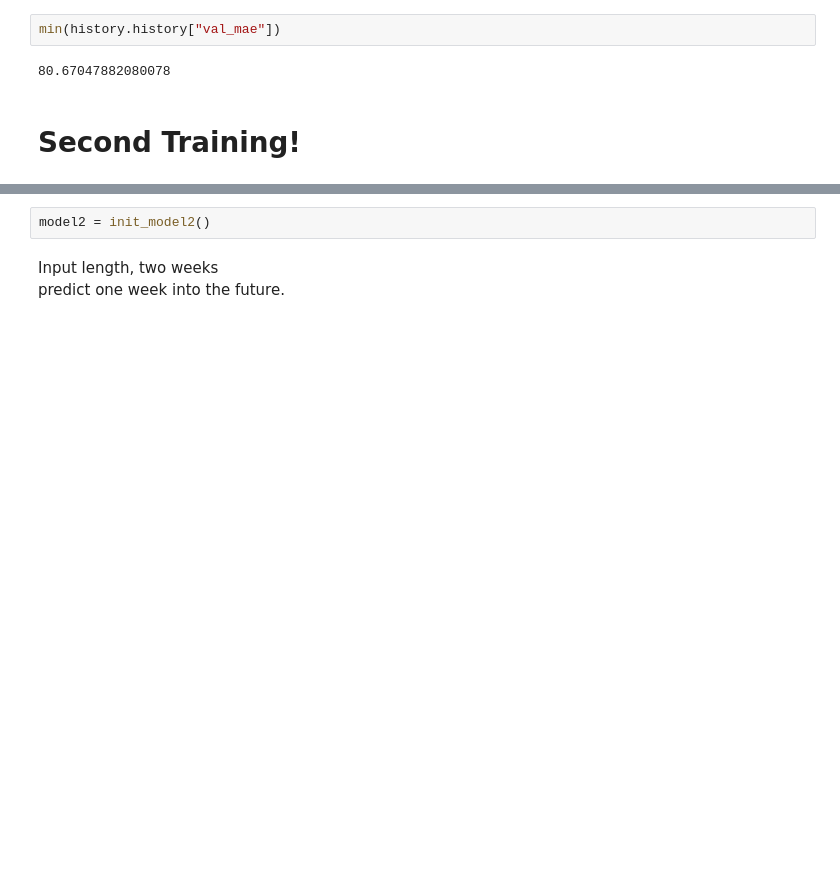
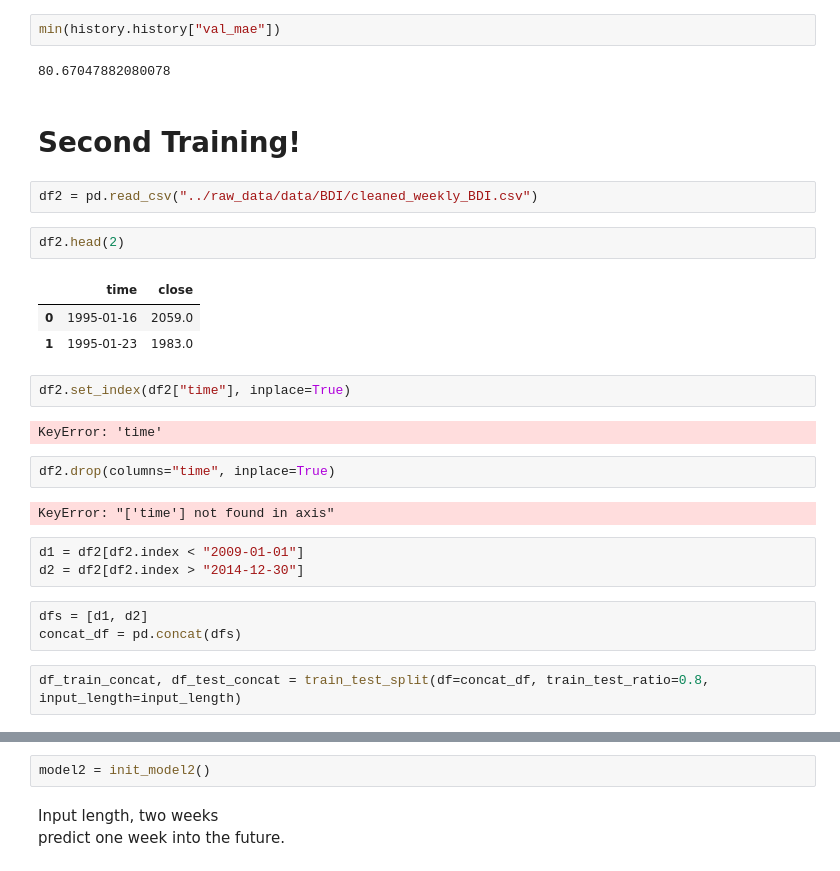
Before and after one commit to LeibnizianOptimist/bdi_predict, a Jupyter notebook: notebooks/Univariate Model v1.ipynb, the cells around one changed output, grey strips where cells are left out. Cells and saved outputs as stored; diff of their text form; blank space fills up the shorter version.

```diff
--- a/notebooks/Univariate Model v1.ipynb
+++ b/notebooks/Univariate Model v1.ipynb
@@ -231,3 +231,27 @@ min(history.history["val_mae"])
 80.67047882080078
 # %% [markdown]
 # Second Training!
+# %%
+df2 = pd.read_csv("../raw_data/data/BDI/cleaned_weekly_BDI.csv")
+# %%
+df2.head(2)
+# %% [output]
+|  | time | close |
+| 0 | 1995-01-16 | 2059.0 |
+| 1 | 1995-01-23 | 1983.0 |
+# %%
+df2.set_index(df2["time"], inplace=True)
+# %% [output]
+KeyError: 'time'
+# %%
+df2.drop(columns="time", inplace=True)
+# %% [output]
+KeyError: "['time'] not found in axis"
+# %%
+d1 = df2[df2.index < "2009-01-01"]
+d2 = df2[df2.index > "2014-12-30"]
+# %%
+dfs = [d1, d2]
+concat_df = pd.concat(dfs)
+# %%
+df_train_concat, df_test_concat = train_test_split(df=concat_df, train_test_ratio=0.8, input_length=input_length)
```
Also changed, not shown: parts of 10 cells of this notebook, 5 other files.
